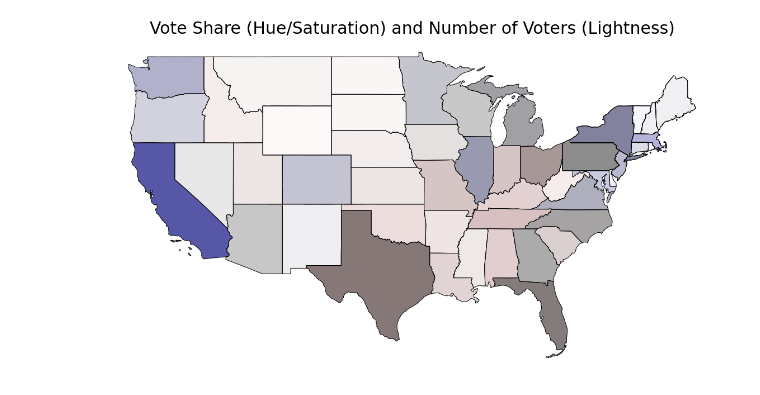
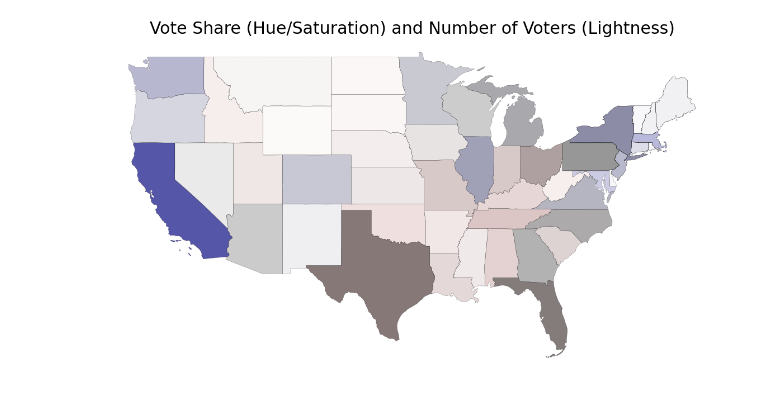
Before and after one commit to dangrenell/2020-Election-Map, a Jupyter notebook: map.ipynb, the cells around one changed output. Saved outputs shown, nothing was run; the diff lists cells and outputs as text; code cells hidden in the pictures.

```diff
--- a/map.ipynb
+++ b/map.ipynb
@@ -49,32 +49,32 @@ def make_df(data_dict):
     return election_df
 
 def make_rgb_cols(df):
     df['b'] = df.apply(lambda x: x['Pct Biden'], axis=1)
     df['r'] = df.apply(lambda x: x['Pct Trump'], axis=1)
     df['g'] = df.apply(lambda x: min(x['b'], x['r']), axis=1)
     df['rgb'] = df.apply(lambda x: (x['r'], x['g'], x['b']), axis=1)
     df['rgb'] = df.apply(lambda x: (x['r'], x['g'], x['b'], x['Relative Vote Total']), axis=1)
     return df
 
 def plotter(df, save=False):
     fig, ax = plt.subplots(figsize=(20, 20))
     fig.set_facecolor('w')
     plt.axis('off')
     plt.title('Vote Share (Hue/Saturation) and Number of Voters (Lightness)', fontsize=30)
     ax.set_aspect('equal')
     base = df.plot(color=df['rgb'], ax=ax)
     state_shapes = gpd.read_file('data/usa-states-census-2014.shp')
-    state_shapes.plot(ax=base, facecolor="none", edgecolor="black")
+    state_shapes.plot(ax=base, facecolor="none", edgecolor="black", linewidth=.2)
     if save: fig.savefig('maps/state_muddy_map.png', dpi=fig.dpi, bbox_inches = 'tight')
     plt.show()
 
 def main():
     data_dict = parse_json(get_json())
     election_df = make_df(data_dict)
     election_df = make_rgb_cols(election_df)
     plotter(election_df, save=True)
 
 if __name__ == '__main__':
     main()
 # %% [output]
-[figure, old version]
+[figure, new version]
```
Also changed, not shown: 3 other files.
